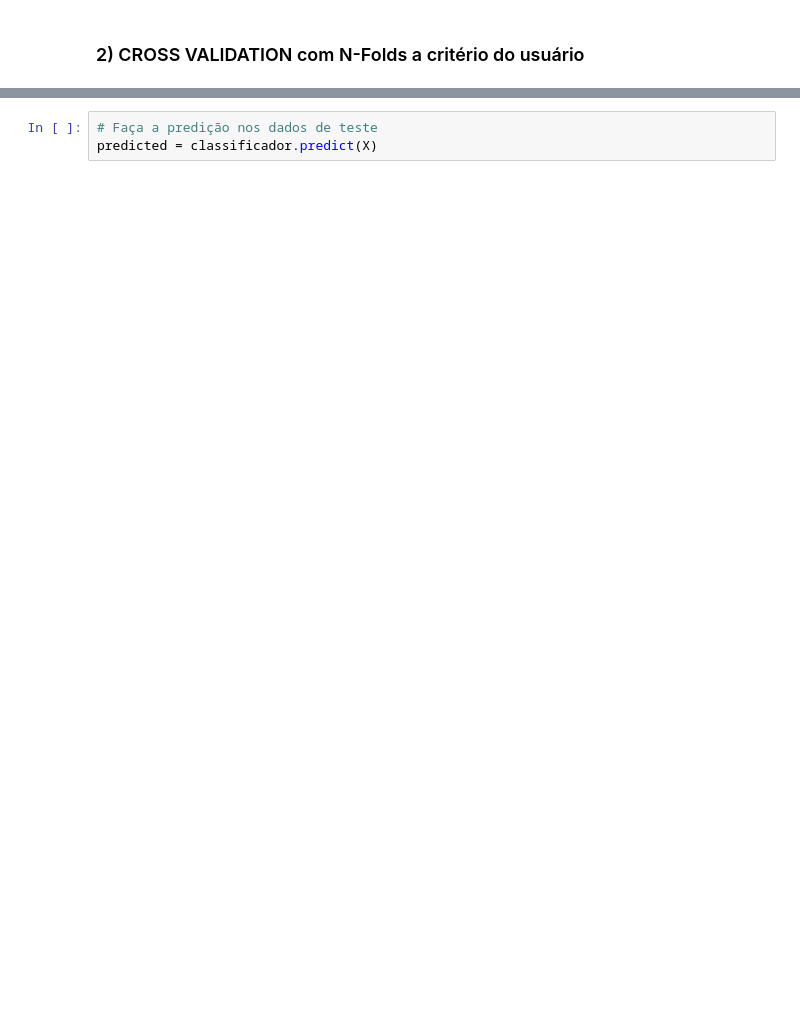
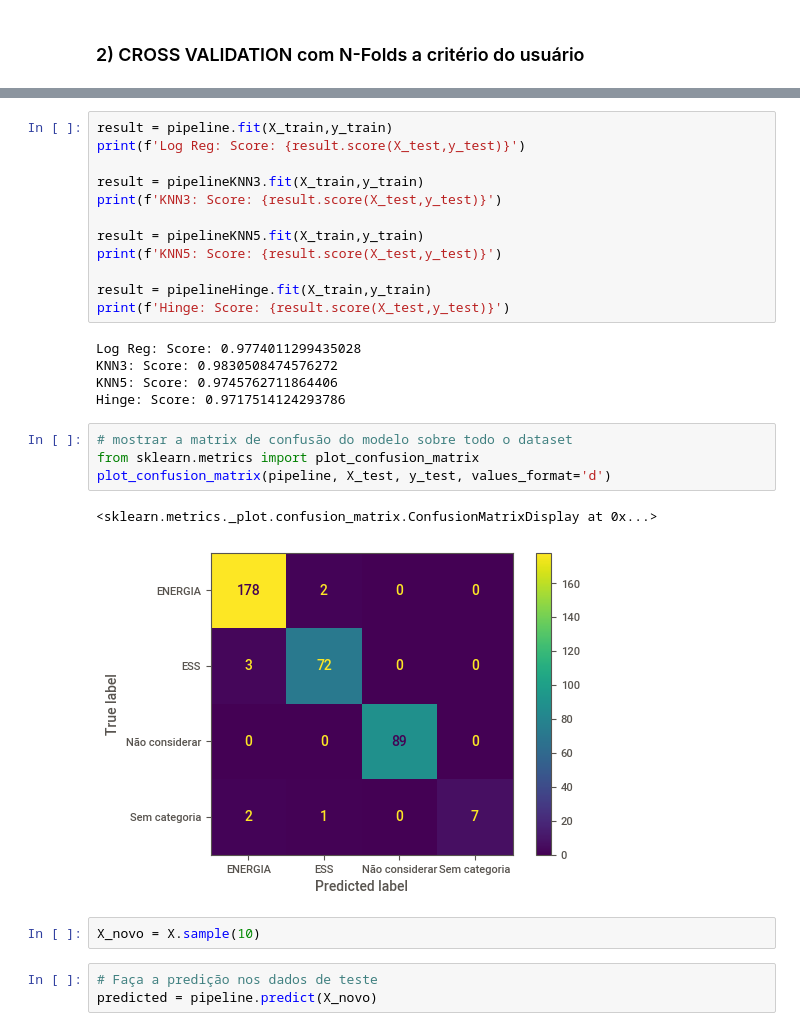
Before and after one commit to williamlapa/categorizar_ccee, a Jupyter notebook: William_categorizar.ipynb, the cells around one changed output, grey strips where cells are left out. Cells and saved outputs as stored; diff of their text form; blank space fills up the shorter version.

```diff
--- a/William_categorizar.ipynb
+++ b/William_categorizar.ipynb
@@ -310,6 +328,32 @@ Acurácia média: 0.942373 (Desvio Padrão: 0.013793)
+# %%
+result = pipeline.fit(X_train,y_train)
+print(f'Log Reg: Score: {result.score(X_test,y_test)}')
+
+result = pipelineKNN3.fit(X_train,y_train)
+print(f'KNN3: Score: {result.score(X_test,y_test)}')
+
+result = pipelineKNN5.fit(X_train,y_train)
+print(f'KNN5: Score: {result.score(X_test,y_test)}')
+
+result = pipelineHinge.fit(X_train,y_train)
+print(f'Hinge: Score: {result.score(X_test,y_test)}')
+# %% [output]
+Log Reg: Score: 0.9774011299435028
+KNN3: Score: 0.9830508474576272
+KNN5: Score: 0.9745762711864406
+Hinge: Score: 0.9717514124293786
+# %%
+# mostrar a matrix de confusão do modelo sobre todo o dataset
+from sklearn.metrics import plot_confusion_matrix
+plot_confusion_matrix(pipeline, X_test, y_test, values_format='d')
+# %% [output]
+<sklearn.metrics._plot.confusion_matrix.ConfusionMatrixDisplay at 0x...>
+[figure, added]
+# %%
+X_novo = X.sample(10)
 # %%
 # Faça a predição nos dados de teste
-predicted = classificador.predict(X)
+predicted = pipeline.predict(X_novo)
 # %%
 # Mostra o f1 score do modelo nos dados de teste (usado quando as classes estão desbalanceadas)
 from sklearn.metrics import f1_score
```
Also changed, not shown: parts of 20 cells of this notebook, 1 other file.
